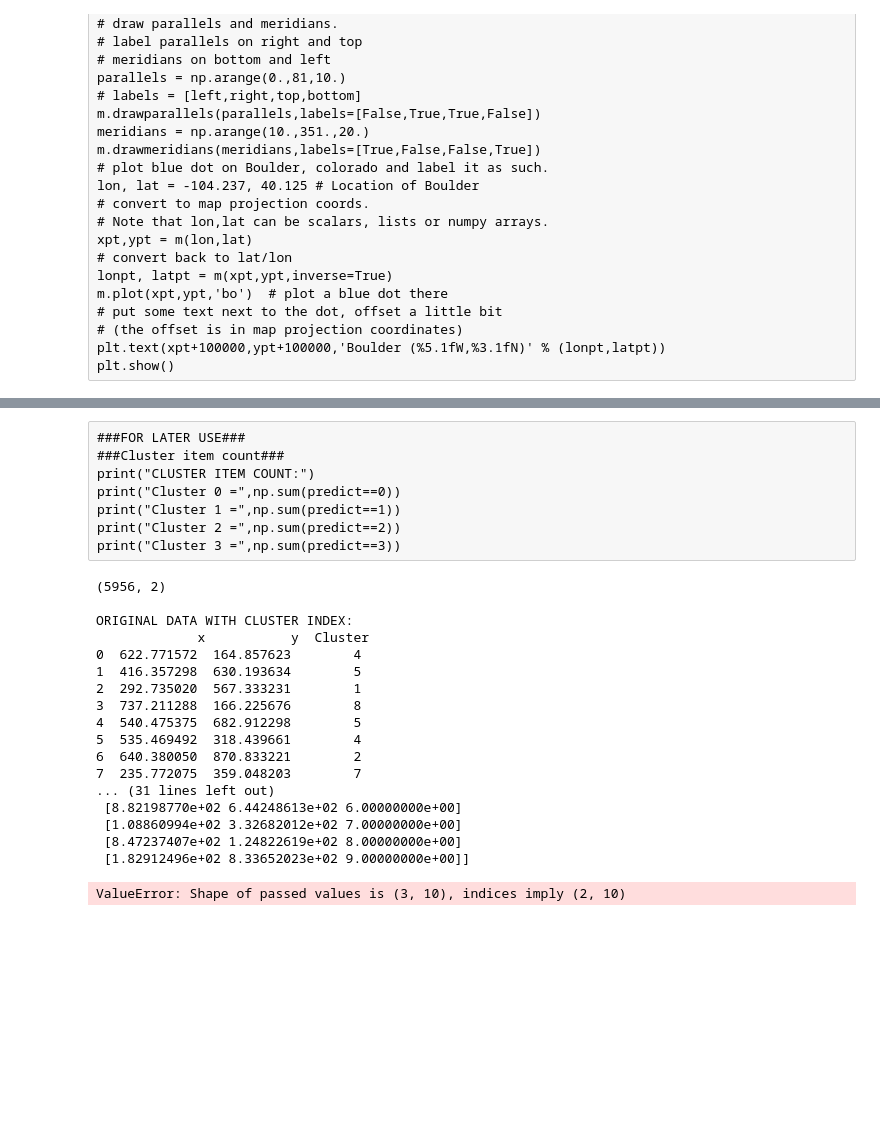
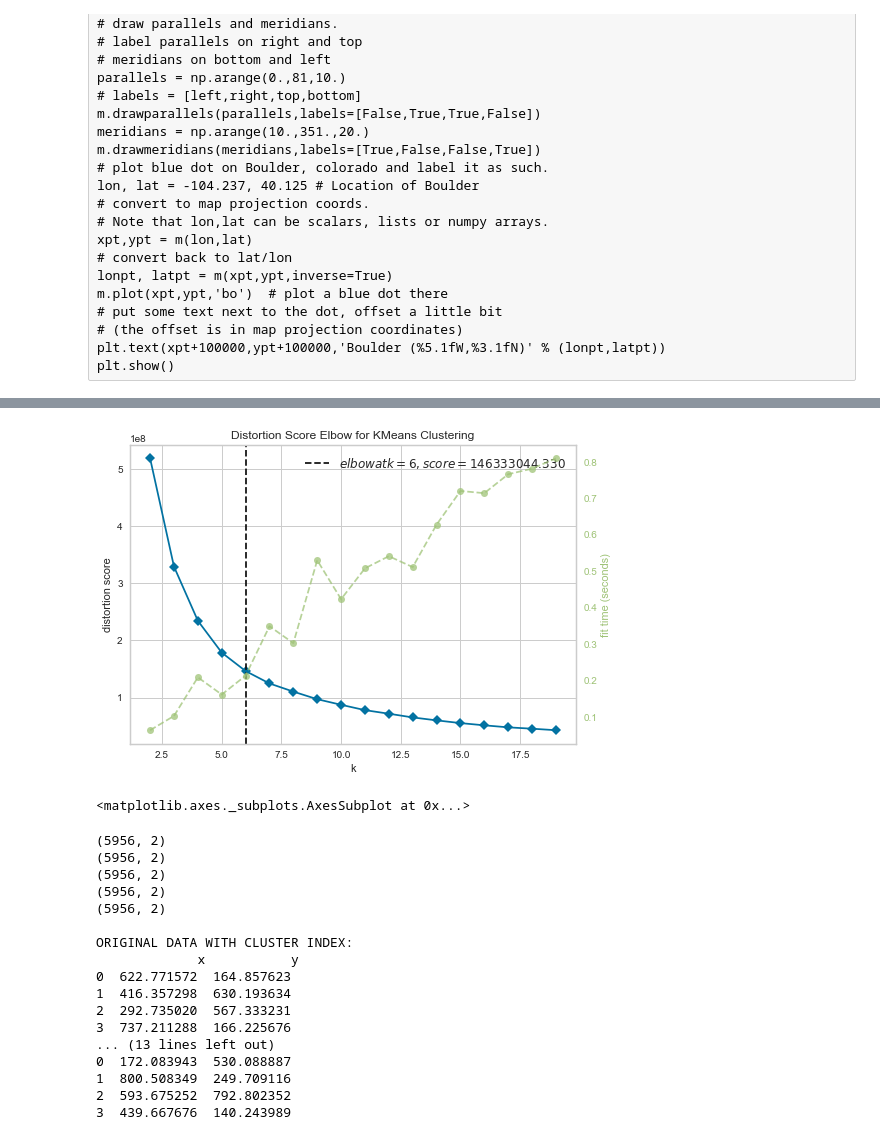
Before and after one commit to Yooru6/Projects-and-Exercises, a Jupyter notebook: Mathematics and Methods in ML and NN/Methods/t2/T2_DroneDelivery.ipynb, the cells around one changed output, grey strips where cells are left out. Cells and saved outputs as stored; diff of their text form; code cells hidden in the pictures; blank space fills up the shorter version.

```diff
--- a/Mathematics and Methods in ML and NN/Methods/t2/T2_DroneDelivery.ipynb
+++ b/Mathematics and Methods in ML and NN/Methods/t2/T2_DroneDelivery.ipynb
@@ -126,34 +117,28 @@ plt.show()
 # %%
 ###Elbow method###
 from sklearn.cluster import KMeans
 from yellowbrick.cluster import KElbowVisualizer
 
-# Generate synthetic dataset with 8 random clusters
-#X, y = make_blobs(n_samples=1000, n_features=12, centers=8, random_state=42)
-
 # Instantiate the clustering model and visualizer
 model = KMeans()
-visualizer = KElbowVisualizer(model, k=(2,10))
+visualizer = KElbowVisualizer(model, k=(2,20))
 
 visualizer.fit(data_train)        # Fit the data to the visualizer
 visualizer.show()
+# %% [output]
+[figure, added]
+<matplotlib.axes._subplots.AxesSubplot at 0x...>
-# %% [raw]
-###FOR LATER USE###
-###Cluster item count###
-print("CLUSTER ITEM COUNT:")
-print("Cluster 0 =",np.sum(predict==0))
-print("Cluster 1 =",np.sum(predict==1))
-print("Cluster 2 =",np.sum(predict==2))
-print("Cluster 3 =",np.sum(predict==3))
 # %%
-
+###Making model####
 trainSet = data_train
 
 ###K-Means clustering###FIT AND PREDICT
 from sklearn import cluster
-num_clusters = 10
+num_clusters = 4
 print(data_train.shape)
 for i in range (num_clusters):
+    print(data_train.shape)
+    centroids_df={}
     centroidHelper=data_train
     kmeans = cluster.KMeans(n_clusters=num_clusters,random_state=1,max_iter=1000)
     kmeans.fit(data_train)
@@ -170,35 +155,34 @@ for i in range (num_clusters):
 
     filename=str(i),"OriginalData_Clusters_included"
     ###Adding cluster info to original data
-    centroidHelper['Cluster'] = pd.DataFrame(predict, index=centroidHelper.index)
+#centroidHelper['Cluster'] = pd.DataFrame(predict, index=centroidHelper.index)
    # data_train.to_excel(r'c', centroids = kmeans.cluster_centers_)
-    print('\nORIGINAL DATA WITH CLUSTER INDEX:\n',data_train.head(10))
+print('\nORIGINAL DATA WITH CLUSTER INDEX:\n',data_train.head(10))
 
-    print(centroids)
+print(centroids)
 
 # create a pandas data frame with columns
-    centroidHelper = pd.DataFrame(centroids, columns=colnames)
+centroids_df = pd.DataFrame(centroids, columns=colnames)
 print('\nCLUSTER CENTROIDS:\n',centroids_df)
 centroids_df.to_excel(r'centroids.xlsx')
 # %% [output]
+(5956, 2)
+(5956, 2)
+(5956, 2)
+(5956, 2)
 (5956, 2)
 
 ORIGINAL DATA WITH CLUSTER INDEX:
-             x           y  Cluster
-0  622.771572  164.857623        4
-1  416.357298  630.193634        5
-2  292.735020  567.333231        1
-3  737.211288  166.225676        8
-4  540.475375  682.912298        5
-5  535.469492  318.439661        4
-6  640.380050  870.833221        2
-7  235.772075  359.048203        7
-... (31 lines left out)
- [8.82198770e+02 6.44248613e+02 6.00000000e+00]
- [1.08860994e+02 3.32682012e+02 7.00000000e+00]
- [8.47237407e+02 1.24822619e+02 8.00000000e+00]
- [1.82912496e+02 8.33652023e+02 9.00000000e+00]]
+             x           y
+0  622.771572  164.857623
+1  416.357298  630.193634
+2  292.735020  567.333231
+3  737.211288  166.225676
+... (13 lines left out)
+0  172.083943  530.088887
+1  800.508349  249.709116
+2  593.675252  792.802352
+3  439.667676  140.243989
-ValueError: Shape of passed values is (3, 10), indices imply (2, 10)
 # %%
 ###FOR LATER USE###
 ###Cluster item count###
```
Also changed, not shown: parts of 7 cells of this notebook.
